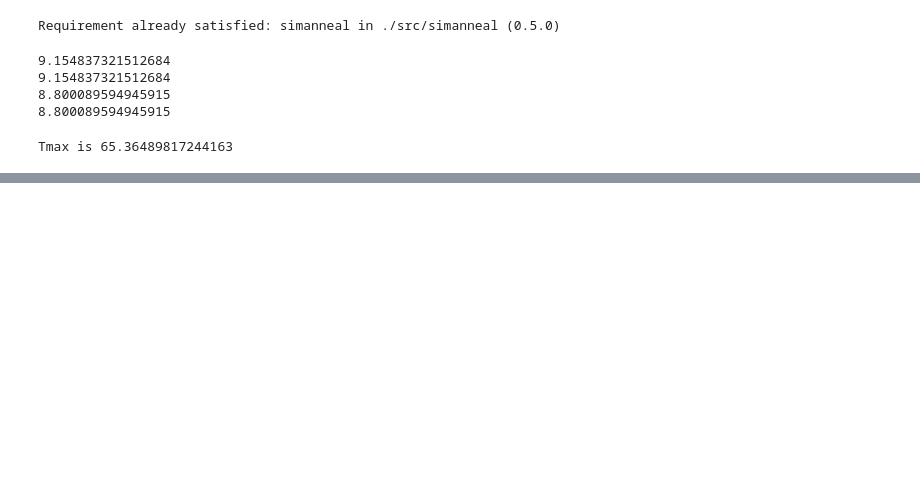
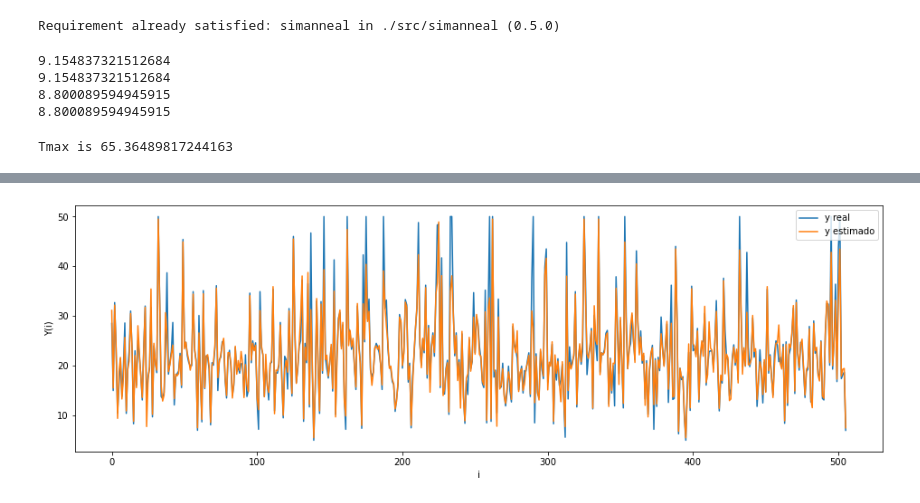
Before and after one commit to vitorml34/MO431, a Jupyter notebook: Tarefa-4.ipynb, the cells around one changed output, grey strips where cells are left out. Drawn from its saved outputs; the diff is of its cells as text; code cells hidden in the pictures; blank space fills up the shorter version.

Commit message:
Add more comments and graphs for SA

```diff
--- a/Tarefa-4.ipynb
+++ b/Tarefa-4.ipynb
@@ -282,0 +300,9 @@ RMES   : 5.104527705388376
+# %%
+comparison_plot(y,
+SVR(kernel  = 'rbf',
+    C       = unnormalize_C(sa_best_hyperparams[0]),
+    gamma   = unnormalize_gamma(sa_best_hyperparams[1]),
+    epsilon = sa_best_hyperparams[2]).fit(X,y).predict(X)
+    )
+# %% [output]
+[figure, added]
```
Also changed, not shown: parts of 11 cells of this notebook.
